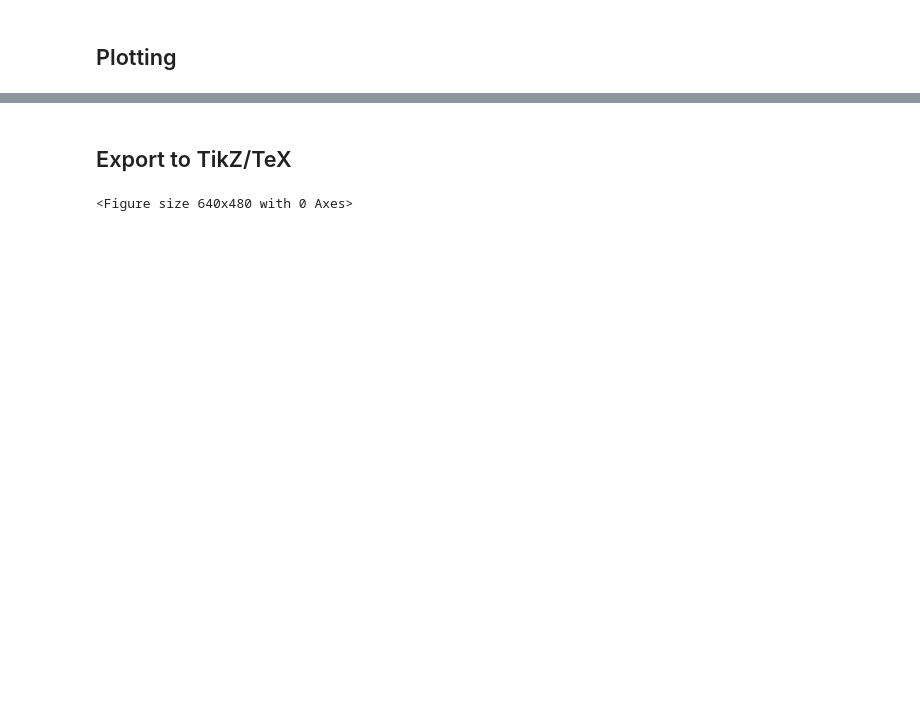
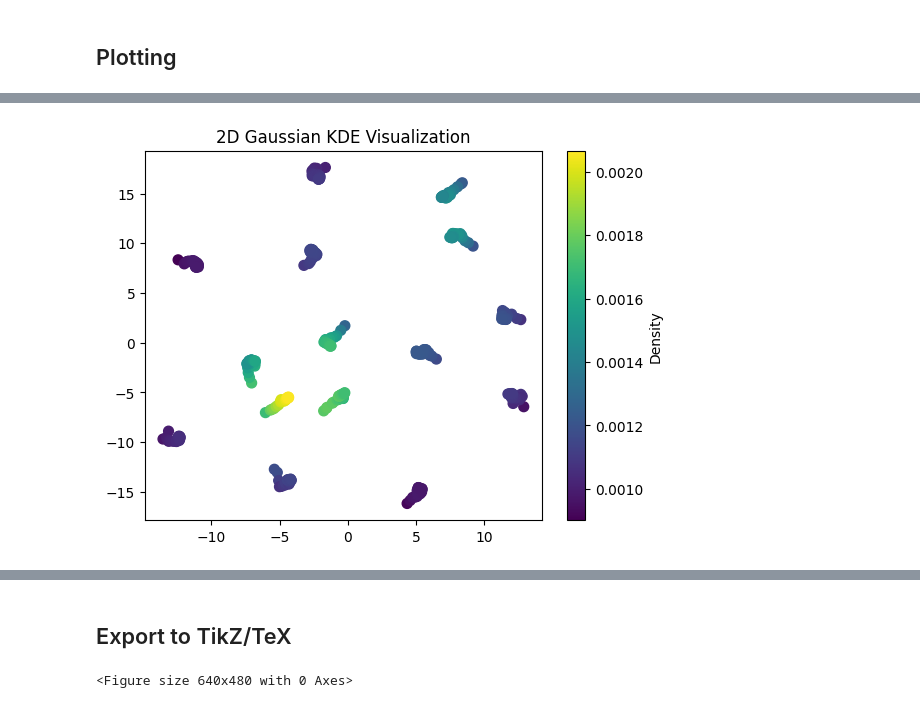
Before and after one commit to mg98/queries-is-all-you-need, a Jupyter notebook: notebooks/doc_clustering.ipynb, the cells around one changed output, grey strips where cells are left out. Saved outputs shown, nothing was run; the diff lists cells and outputs as text; code cells hidden in the pictures; blank space fills up the shorter version.

```diff
--- a/notebooks/doc_clustering.ipynb
+++ b/notebooks/doc_clustering.ipynb
@@ -137,0 +212,45 @@ wandb:   1 of 1 files downloaded.
+# %%
+import numpy as np
+import pandas as pd
+import matplotlib.pyplot as plt
+from sklearn.manifold import TSNE
+from scipy.stats import gaussian_kde
+
+def preprocess_and_reduce_dimensions(df, n_components=2):
+    # Assuming df['embedding'] is a list of numpy arrays or similar
+    all_embeddings = np.array([emb.flatten() for emb in df['embedding'].tolist()])
+    reducer = TSNE(n_components=n_components, learning_rate='auto', init='random', random_state=42)
+    reduced_embeddings = reducer.fit_transform(all_embeddings)
+    df[['x', 'y']] = reduced_embeddings
+    return df
+
+def plot_with_gaussian_fit(df):
+    df = preprocess_and_reduce_dimensions(df.copy())
+
+    # Calculate KDE for the density
+    x, y = df['x'], df['y']
+    xy = np.vstack([x, y])
+    z = gaussian_kde(xy)(xy)
+
+    # Correcting color usage by explicitly using a colormap
+    fig, ax = plt.subplots()
+    scatter = ax.scatter(x, y, c=z, s=50, cmap='viridis')
+    fig.colorbar(scatter, ax=ax, label='Density')
+    ax.set_title('2D Gaussian KDE Visualization')
+
+    return fig, ax
+
+# Make sure your dataframe `results_df` is properly initialized with an 'embedding' column
+# results_df = ...
+
+# To plot
+def get_results(size=100):
+    selected_docids = results_df['docid'].unique()[:size]
+    reduced_results_df = results_df[results_df['docid'].isin(selected_docids)]
+    # print(selected_docids, reduced_results_df)
+    return reduced_results_df
+
+fig, ax = plot_with_gaussian_fit(get_results(size=15))
+plt.show()
+# %% [output]
+[figure, added]
```
Also changed, not shown: parts of 9 cells of this notebook, 9 other files.
